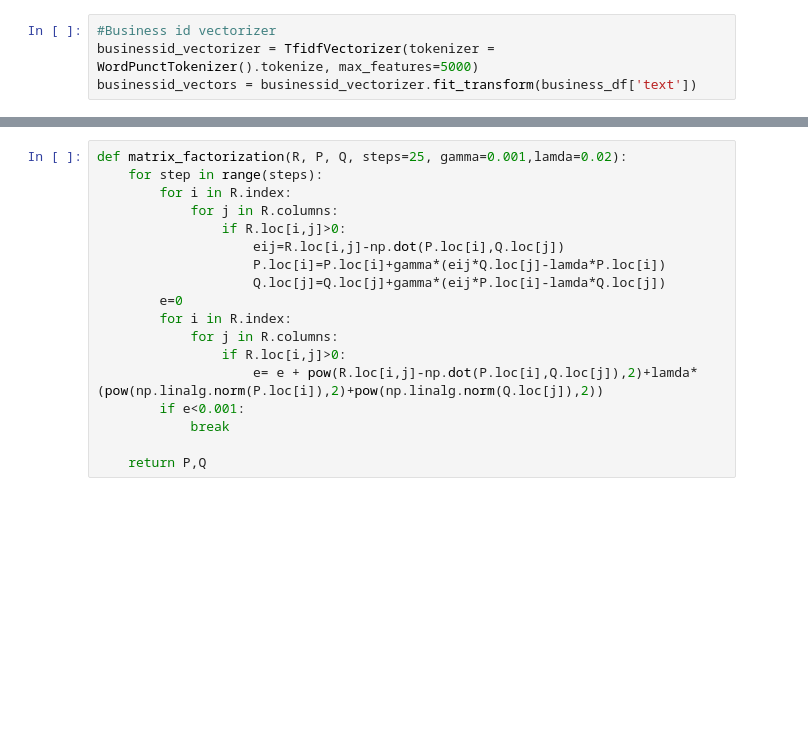
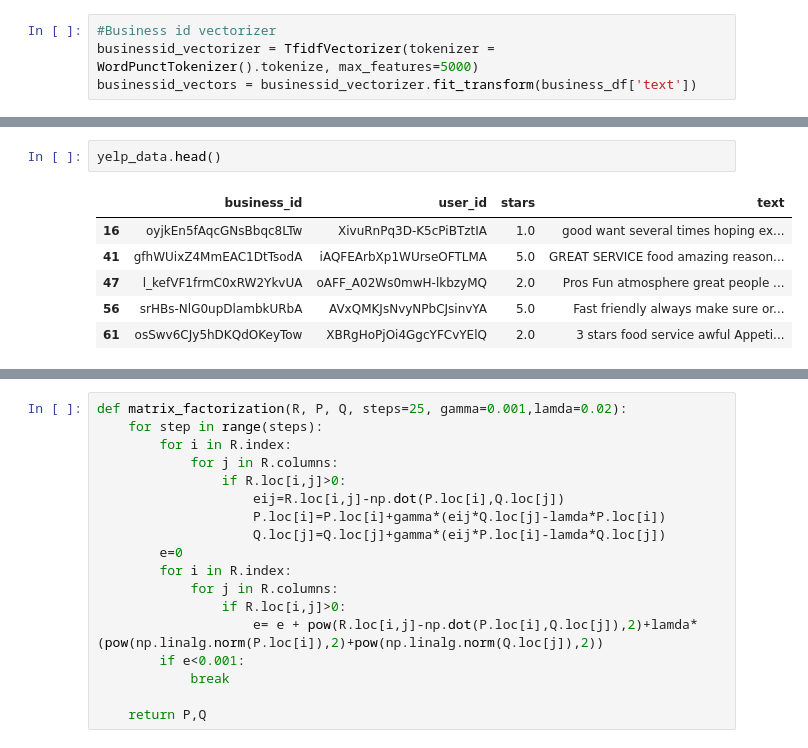
Before and after one commit to akshaypt7/RestroRecommender-1, a Jupyter notebook: NLTKmodel.ipynb, the cells around one changed output, grey strips where cells are left out. Cells and saved outputs as stored; diff of their text form; blank space fills up the shorter version.

```diff
--- a/NLTKmodel.ipynb
+++ b/NLTKmodel.ipynb
@@ -205,0 +227,9 @@ for i in tqdm(range(0, len(chunks) - 1)):
+# %%
+yelp_data.head()
+# %% [output]
+|  | business_id | user_id | stars | text |
+| 16 | oyjkEn5fAqcGNsBbqc8LTw | XivuRnPq3D-K5cPiBTztIA | 1.0 | good want several times hoping ex... |
+| 41 | gfhWUixZ4MmEAC1DtTsodA | iAQFEArbXp1WUrseOFTLMA | 5.0 | GREAT SERVICE food amazing reason... |
+| 47 | l_kefVF1frmC0xRW2YkvUA | oAFF_A02Ws0mwH-lkbzyMQ | 2.0 | Pros Fun atmosphere great people ... |
+| 56 | srHBs-NlG0upDlambkURbA | AVxQMKJsNvyNPbCJsinvYA | 5.0 | Fast friendly always make sure or... |
+| 61 | osSwv6CJy5hDKQdOKeyTow | XBRgHoPjOi4GgcYFCvYElQ | 2.0 | 3 stars food service awful Appeti... |
```
Also changed, not shown: parts of 23 cells of this notebook.
